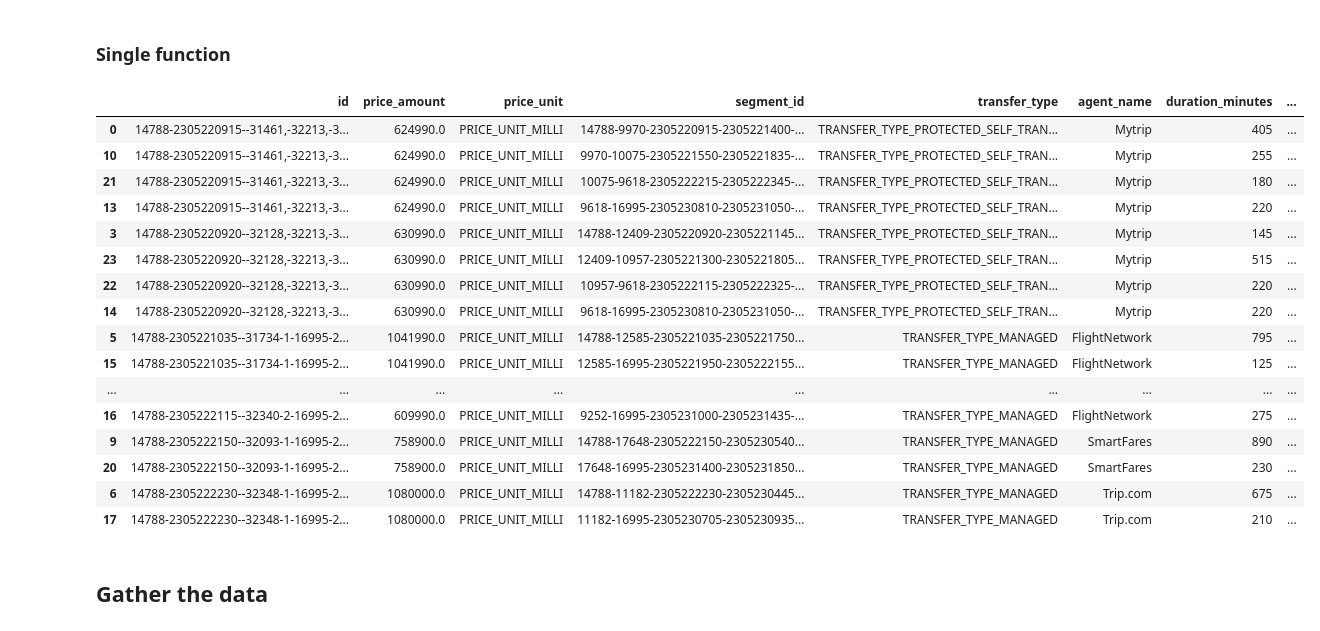
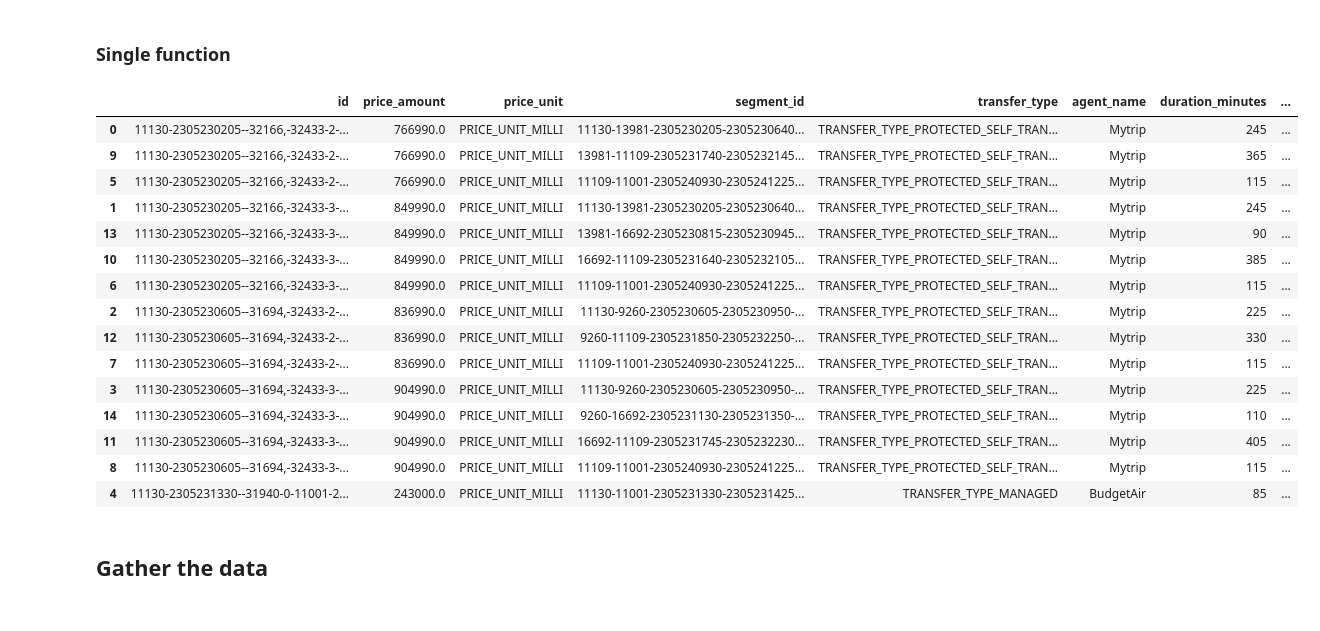
Before and after one commit to vdelimad/tsb-with-reinforcement-learning, a Jupyter notebook: Code/DataGathering/flight_data_gathering.ipynb, the cells around one changed output. Drawn from its saved outputs; the diff is of its cells as text; code cells hidden in the pictures.

```diff
--- a/Code/DataGathering/flight_data_gathering.ipynb
+++ b/Code/DataGathering/flight_data_gathering.ipynb
@@ -464,40 +464,39 @@ display(trips_df.head())
 ### Single function
 # %%
 # set departure and arrival airports
-departure_airport = 'NRT'
-arrival_airport = 'TLV'
+departure_airport = 'TPE'
+arrival_airport = 'HND'
 
 def get_flight_data(departure_airport, arrival_airport, year, month, day):
 
     flight_tables = get_flight_tables(departure_airport, arrival_airport, year, month, day)
 
     itineraries_table = clean_itineraries_table(flight_tables)
     agents_table = clean_agents_table(flight_tables)
     segments_table = clean_segments_table(flight_tables)
     carriers_table = clean_carriers_table(flight_tables)
     places_table =clean_places_table(flight_tables)
 
     return create_full_journey_table(departure_airport, arrival_airport, itineraries_table, agents_table, segments_table, carriers_table, places_table)
 
 get_flight_data(departure_airport, arrival_airport, 2023, 5, 22)
 # %% [output]
 |  | id | price_amount | price_unit | segment_id | transfer_type | agent_name | duration_minutes | ... |
-| 0 | 14788-2305220915--31461,-32213,-3... | 624990.0 | PRICE_UNIT_MILLI | 14788-9970-2305220915-2305221400-... | TRANSFER_TYPE_PROTECTED_SELF_TRAN... | Mytrip | 405 | ... |
-| 10 | 14788-2305220915--31461,-32213,-3... | 624990.0 | PRICE_UNIT_MILLI | 9970-10075-2305221550-2305221835-... | TRANSFER_TYPE_PROTECTED_SELF_TRAN... | Mytrip | 255 | ... |
-| 21 | 14788-2305220915--31461,-32213,-3... | 624990.0 | PRICE_UNIT_MILLI | 10075-9618-2305222215-2305222345-... | TRANSFER_TYPE_PROTECTED_SELF_TRAN... | Mytrip | 180 | ... |
-| 13 | 14788-2305220915--31461,-32213,-3... | 624990.0 | PRICE_UNIT_MILLI | 9618-16995-2305230810-2305231050-... | TRANSFER_TYPE_PROTECTED_SELF_TRAN... | Mytrip | 220 | ... |
-| 3 | 14788-2305220920--32128,-32213,-3... | 630990.0 | PRICE_UNIT_MILLI | 14788-12409-2305220920-2305221145... | TRANSFER_TYPE_PROTECTED_SELF_TRAN... | Mytrip | 145 | ... |
-| 23 | 14788-2305220920--32128,-32213,-3... | 630990.0 | PRICE_UNIT_MILLI | 12409-10957-2305221300-2305221805... | TRANSFER_TYPE_PROTECTED_SELF_TRAN... | Mytrip | 515 | ... |
-| 22 | 14788-2305220920--32128,-32213,-3... | 630990.0 | PRICE_UNIT_MILLI | 10957-9618-2305222115-2305222325-... | TRANSFER_TYPE_PROTECTED_SELF_TRAN... | Mytrip | 220 | ... |
-| 14 | 14788-2305220920--32128,-32213,-3... | 630990.0 | PRICE_UNIT_MILLI | 9618-16995-2305230810-2305231050-... | TRANSFER_TYPE_PROTECTED_SELF_TRAN... | Mytrip | 220 | ... |
-| 5 | 14788-2305221035--31734-1-16995-2... | 1041990.0 | PRICE_UNIT_MILLI | 14788-12585-2305221035-2305221750... | TRANSFER_TYPE_MANAGED | FlightNetwork | 795 | ... |
-| 15 | 14788-2305221035--31734-1-16995-2... | 1041990.0 | PRICE_UNIT_MILLI | 12585-16995-2305221950-2305222155... | TRANSFER_TYPE_MANAGED | FlightNetwork | 125 | ... |
-| ... | ... | ... | ... | ... | ... | ... | ... | ... |
-| 16 | 14788-2305222115--32340-2-16995-2... | 609990.0 | PRICE_UNIT_MILLI | 9252-16995-2305231000-2305231435-... | TRANSFER_TYPE_MANAGED | FlightNetwork | 275 | ... |
-| 9 | 14788-2305222150--32093-1-16995-2... | 758900.0 | PRICE_UNIT_MILLI | 14788-17648-2305222150-2305230540... | TRANSFER_TYPE_MANAGED | SmartFares | 890 | ... |
-| 20 | 14788-2305222150--32093-1-16995-2... | 758900.0 | PRICE_UNIT_MILLI | 17648-16995-2305231400-2305231850... | TRANSFER_TYPE_MANAGED | SmartFares | 230 | ... |
-| 6 | 14788-2305222230--32348-1-16995-2... | 1080000.0 | PRICE_UNIT_MILLI | 14788-11182-2305222230-2305230445... | TRANSFER_TYPE_MANAGED | Trip.com | 675 | ... |
-| 17 | 14788-2305222230--32348-1-16995-2... | 1080000.0 | PRICE_UNIT_MILLI | 11182-16995-2305230705-2305230935... | TRANSFER_TYPE_MANAGED | Trip.com | 210 | ... |
+| 0 | 11130-2305230205--32166,-32433-2-... | 766990.0 | PRICE_UNIT_MILLI | 11130-13981-2305230205-2305230640... | TRANSFER_TYPE_PROTECTED_SELF_TRAN... | Mytrip | 245 | ... |
+| 9 | 11130-2305230205--32166,-32433-2-... | 766990.0 | PRICE_UNIT_MILLI | 13981-11109-2305231740-2305232145... | TRANSFER_TYPE_PROTECTED_SELF_TRAN... | Mytrip | 365 | ... |
+| 5 | 11130-2305230205--32166,-32433-2-... | 766990.0 | PRICE_UNIT_MILLI | 11109-11001-2305240930-2305241225... | TRANSFER_TYPE_PROTECTED_SELF_TRAN... | Mytrip | 115 | ... |
+| 1 | 11130-2305230205--32166,-32433-3-... | 849990.0 | PRICE_UNIT_MILLI | 11130-13981-2305230205-2305230640... | TRANSFER_TYPE_PROTECTED_SELF_TRAN... | Mytrip | 245 | ... |
+| 13 | 11130-2305230205--32166,-32433-3-... | 849990.0 | PRICE_UNIT_MILLI | 13981-16692-2305230815-2305230945... | TRANSFER_TYPE_PROTECTED_SELF_TRAN... | Mytrip | 90 | ... |
+| 10 | 11130-2305230205--32166,-32433-3-... | 849990.0 | PRICE_UNIT_MILLI | 16692-11109-2305231640-2305232105... | TRANSFER_TYPE_PROTECTED_SELF_TRAN... | Mytrip | 385 | ... |
+| 6 | 11130-2305230205--32166,-32433-3-... | 849990.0 | PRICE_UNIT_MILLI | 11109-11001-2305240930-2305241225... | TRANSFER_TYPE_PROTECTED_SELF_TRAN... | Mytrip | 115 | ... |
+| 2 | 11130-2305230605--31694,-32433-2-... | 836990.0 | PRICE_UNIT_MILLI | 11130-9260-2305230605-2305230950-... | TRANSFER_TYPE_PROTECTED_SELF_TRAN... | Mytrip | 225 | ... |
+| 12 | 11130-2305230605--31694,-32433-2-... | 836990.0 | PRICE_UNIT_MILLI | 9260-11109-2305231850-2305232250-... | TRANSFER_TYPE_PROTECTED_SELF_TRAN... | Mytrip | 330 | ... |
+| 7 | 11130-2305230605--31694,-32433-2-... | 836990.0 | PRICE_UNIT_MILLI | 11109-11001-2305240930-2305241225... | TRANSFER_TYPE_PROTECTED_SELF_TRAN... | Mytrip | 115 | ... |
+| 3 | 11130-2305230605--31694,-32433-3-... | 904990.0 | PRICE_UNIT_MILLI | 11130-9260-2305230605-2305230950-... | TRANSFER_TYPE_PROTECTED_SELF_TRAN... | Mytrip | 225 | ... |
+| 14 | 11130-2305230605--31694,-32433-3-... | 904990.0 | PRICE_UNIT_MILLI | 9260-16692-2305231130-2305231350-... | TRANSFER_TYPE_PROTECTED_SELF_TRAN... | Mytrip | 110 | ... |
+| 11 | 11130-2305230605--31694,-32433-3-... | 904990.0 | PRICE_UNIT_MILLI | 16692-11109-2305231745-2305232230... | TRANSFER_TYPE_PROTECTED_SELF_TRAN... | Mytrip | 405 | ... |
+| 8 | 11130-2305230605--31694,-32433-3-... | 904990.0 | PRICE_UNIT_MILLI | 11109-11001-2305240930-2305241225... | TRANSFER_TYPE_PROTECTED_SELF_TRAN... | Mytrip | 115 | ... |
+| 4 | 11130-2305231330--31940-0-11001-2... | 243000.0 | PRICE_UNIT_MILLI | 11130-11001-2305231330-2305231425... | TRANSFER_TYPE_MANAGED | BudgetAir | 85 | ... |
 # %% [markdown]
 ## Gather the data
 # %%
```
Also changed, not shown: parts of 6 cells of this notebook, 4 other files.
